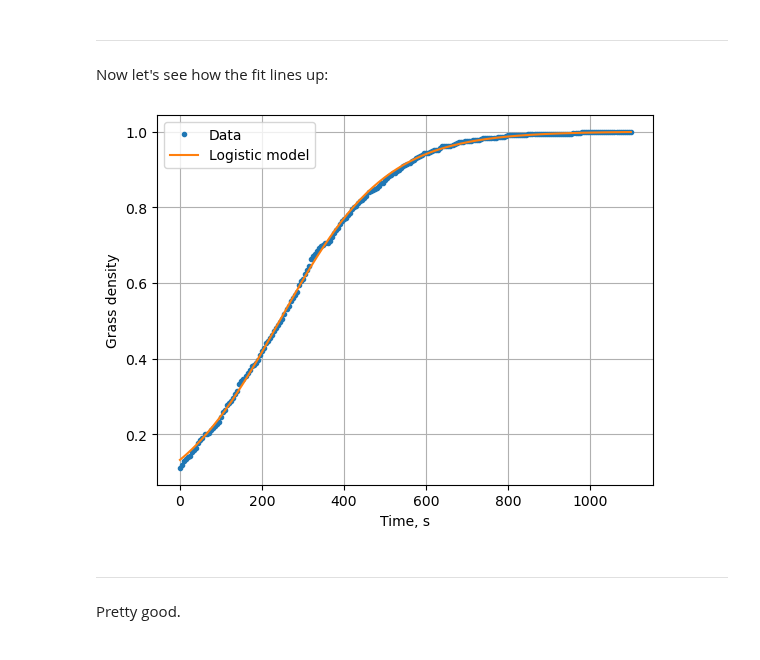
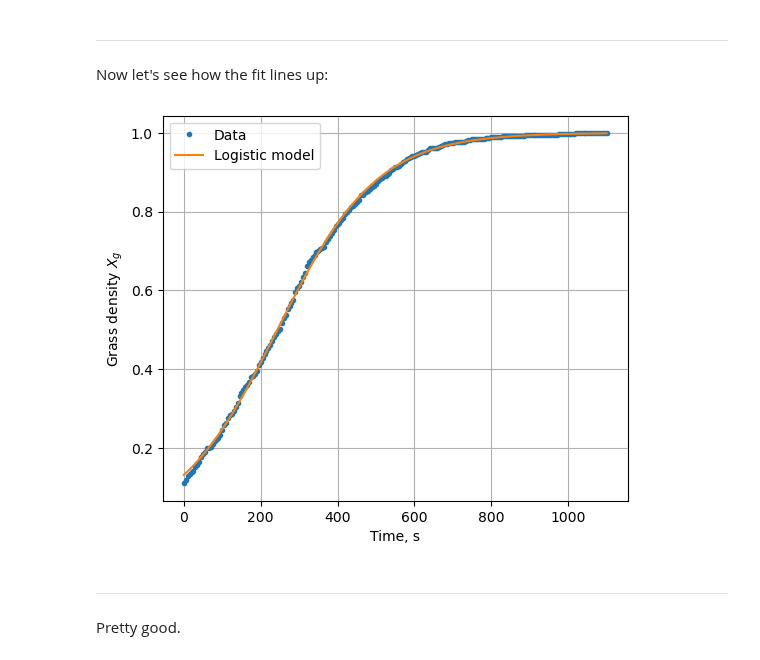
Before and after one commit to ELFREELAND/minecraft_sheep, a Jupyter notebook: grass_growth/grass_growth.ipynb, the cells around one changed output. Drawn from its saved outputs; the diff is of its cells as text; code cells hidden in the pictures.

```diff
--- a/grass_growth/grass_growth.ipynb
+++ b/grass_growth/grass_growth.ipynb
@@ -88,20 +88,21 @@ Now let's see how the fit lines up:
 # %%
 grass_fit = logistic(time, solution[0][0], solution[0][1])
 
-f, ax = plt.subplots()
+f, ax = plt.subplots(figsize=(6,5))
 
 ax.plot(time, grass_frac, ".", label="Data")
 ax.plot(time, grass_fit, "-", label="Logistic model")
 
 ax.grid(True)
 ax.set_xlabel("Time, s")
-ax.set_ylabel("Grass density")
+ax.set_ylabel("Grass density $X_g$")
 
 ax.legend()
 
-plt.show()
+#plt.show()
+plt.savefig("grass_logistic.png")
 # %% [output]
-[figure, old version]
+[figure, new version]
 # %% [markdown]
 ***
 Pretty good.
```
Also changed, not shown: 6 other files.
